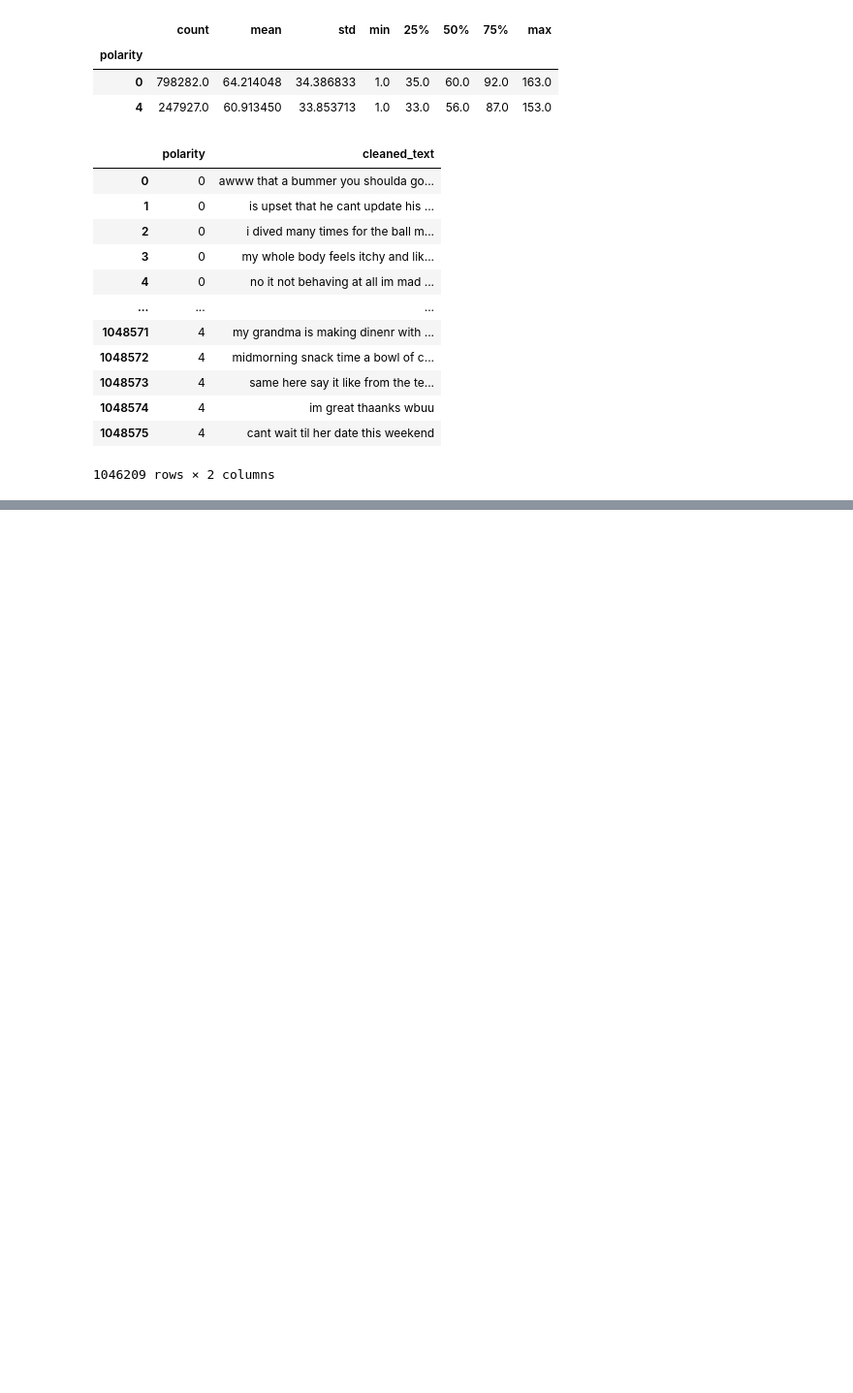
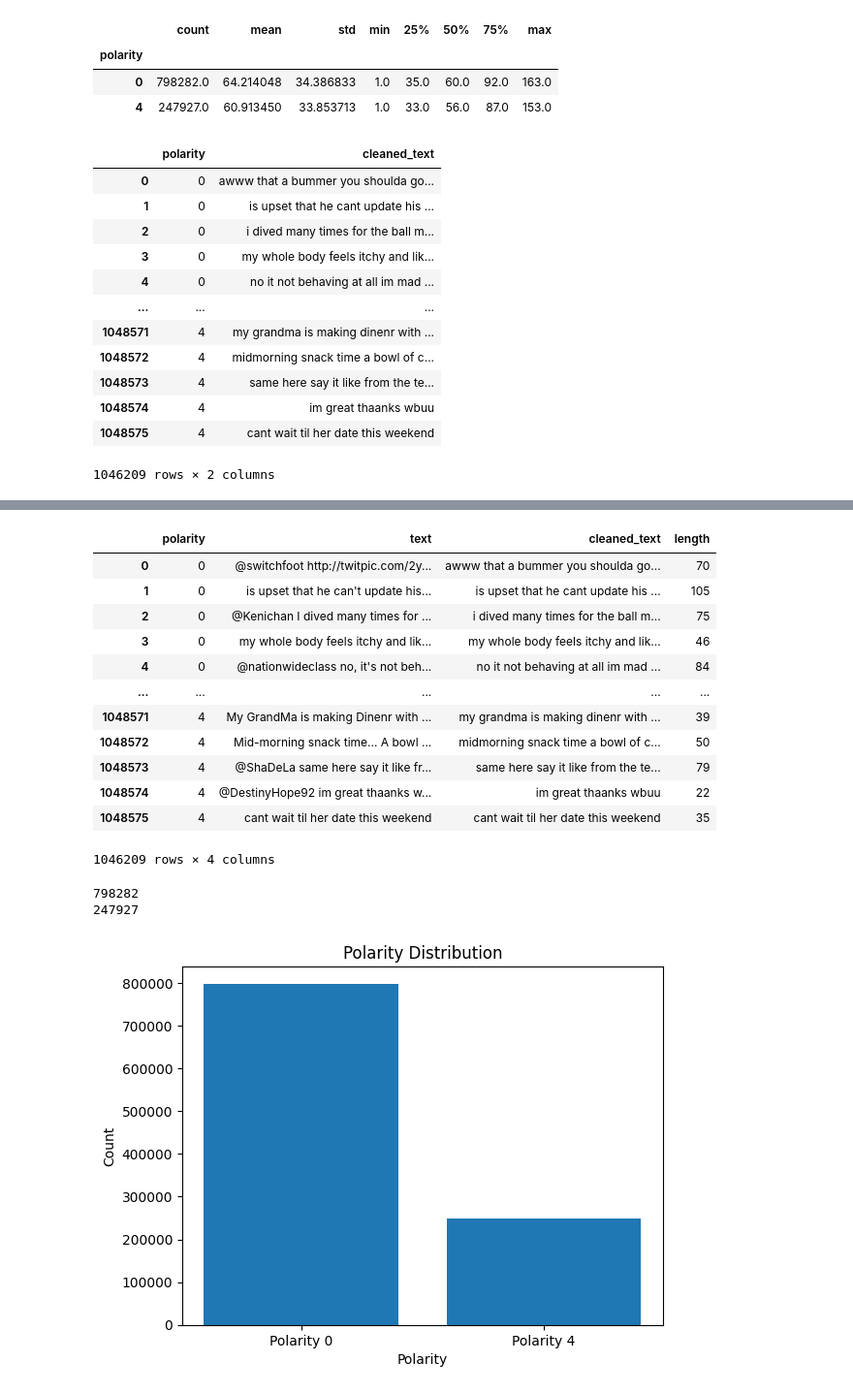
Before and after one commit to Tanucode/Deep-Learning-Practice, a Jupyter notebook: Dataset(sentiment140)cleaning.ipynb, the cells around one changed output, grey strips where cells are left out. Shown at 97% size. Saved outputs shown, nothing was run; the diff lists cells and outputs as text; code cells hidden in the pictures; blank space fills up the shorter version.

```diff
--- a/Dataset(sentiment140)cleaning.ipynb
+++ b/Dataset(sentiment140)cleaning.ipynb
@@ -61,14 +65,14 @@ display(data)
 1048576 rows × 2 columns
 # %%
 def clean_tweet(text):
-    pat1 = r'@[^ ]+'                   #"@signs" and values
-    pat2 = r'https?://[A-Za-z0-9./]+'  #links
-    pat3 = r'\'s'                      #floating s's
-    pat4 = r'\#\w+'                     # hashtags and value
-    pat5 = r'&amp '
-    pat6 = r'[^A-Za-z\s]'         #remove non-alphabet
-    combined_pat = r'|'.join((pat1, pat2,pat3,pat4,pat5, pat6))
-    text = re.sub(combined_pat,"",text).lower()
+    signs = r'@[^ ]+'                   #"@signs" and values
+    links = r'https?://[A-Za-z0-9./]+'  #links
+    extraletters = r'\'s'                      #floating s's
+    hashtags = r'\#\w+'                     # hashtags and value
+    ands = r'&amp '
+    nonalphabet = r'[^A-Za-z\s]'         #remove non-alphabet
+    combined_words = r'|'.join((signs, links,extraletters,hashtags,ands, nonalphabet))
+    text = re.sub(combined_words,"",text).lower()
     return text.strip()
 # %%
 data["cleaned_text"]=data["text"].apply(clean_tweet)
@@ -133,0 +261,43 @@ display(data[['polarity','cleaned_text']])
+# %%
+import matplotlib.pyplot as plt
+import numpy as np
+
+#display(data)
+display(data)
+x1=(data['polarity'].value_counts()[0])
+print(x1)
+x2=(data['polarity'].value_counts()[4])
+print(x2)
+
+
+# Values and labels for the bars
+values = [x1, x2]
+labels = ['Polarity 0', 'Polarity 4']
+
+# Create a bar chart
+plt.bar(labels, values)
+
+# Add labels and title
+plt.xlabel('Polarity')
+plt.ylabel('Count')
+plt.title('Polarity Distribution')
+
+# Show the plot
+plt.show()
+# %% [output]
+|  | polarity | text | cleaned_text | length |
+| 0 | 0 | @switchfoot http://twitpic.com/2y... | awww that a bummer you shoulda go... | 70 |
+| 1 | 0 | is upset that he can't update his... | is upset that he cant update his ... | 105 |
+| 2 | 0 | @Kenichan I dived many times for ... | i dived many times for the ball m... | 75 |
+| 3 | 0 | my whole body feels itchy and lik... | my whole body feels itchy and lik... | 46 |
+| 4 | 0 | @nationwideclass no, it's not beh... | no it not behaving at all im mad ... | 84 |
+| ... | ... | ... | ... | ... |
+| 1048571 | 4 | My GrandMa is making Dinenr with ... | my grandma is making dinenr with ... | 39 |
+| 1048572 | 4 | Mid-morning snack time... A bowl ... | midmorning snack time a bowl of c... | 50 |
+| 1048573 | 4 | @ShaDeLa same here say it like fr... | same here say it like from the te... | 79 |
+| 1048574 | 4 | @DestinyHope92 im great thaanks w... | im great thaanks wbuu | 22 |
+| 1048575 | 4 | cant wait til her date this weekend | cant wait til her date this weekend | 35 |
+1046209 rows × 4 columns
+798282
+247927
+[figure, added]
```
Also changed, not shown: parts of 19 cells of this notebook.
